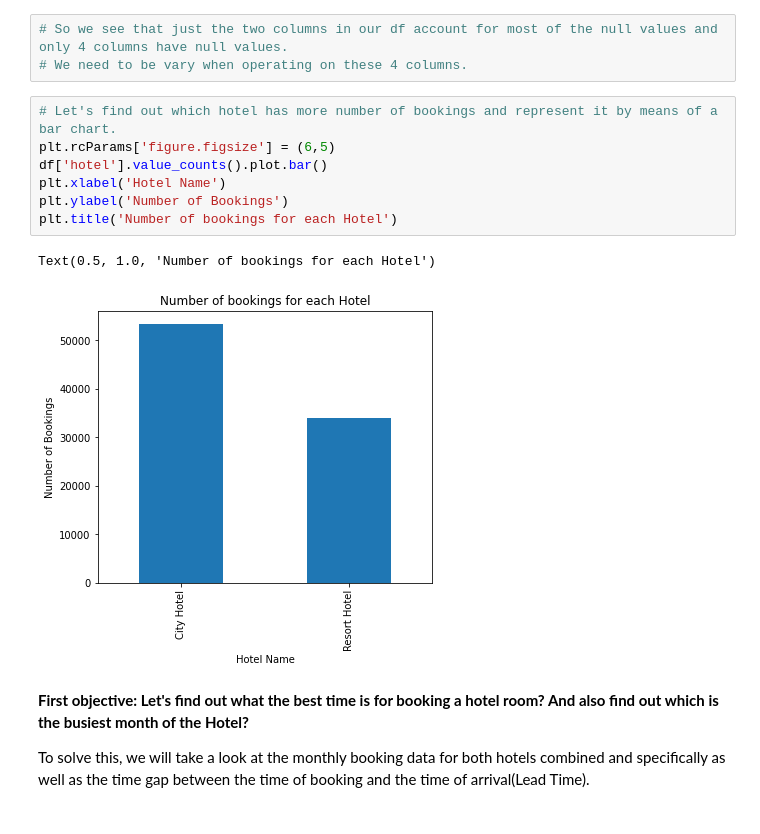
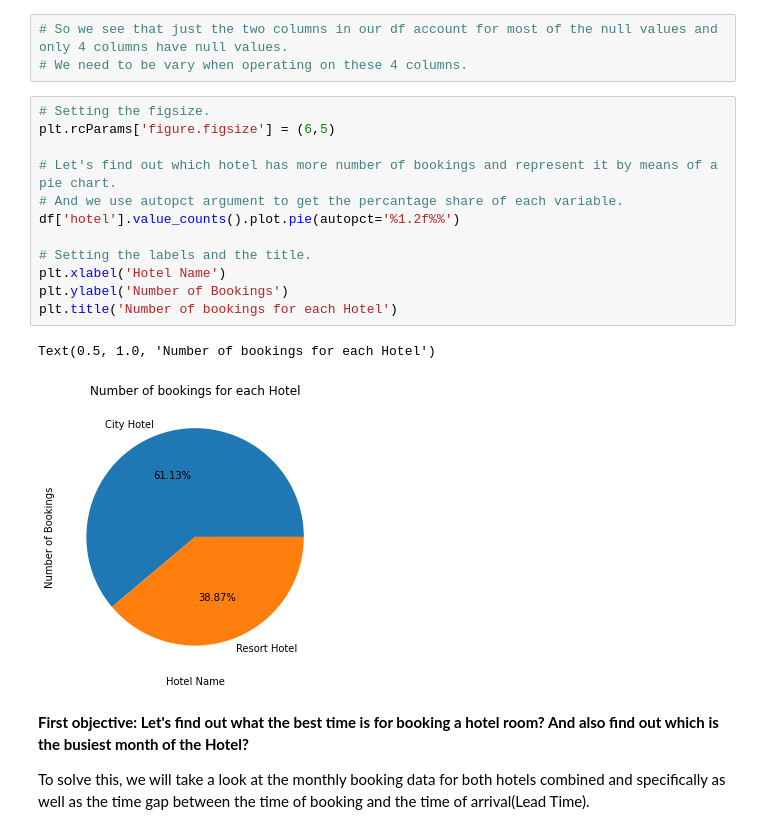
Before and after one commit to gopaljigupta45/Gopal-Ji-Gupta-EDA-Hotel-Booking, a Jupyter notebook: GOPAL_JI_GUPTA_Hotel_Booking_Analysis_Capstone_Project.ipynb, the cells around one changed output. Drawn from its saved outputs; the diff is of its cells as text.

Commit message:
Sixth Commit Hotel Booking EDA

```diff
--- a/GOPAL_JI_GUPTA_Hotel_Booking_Analysis_Capstone_Project.ipynb
+++ b/GOPAL_JI_GUPTA_Hotel_Booking_Analysis_Capstone_Project.ipynb
@@ -126,15 +126,20 @@ dtype: int64
 # So we see that just the two columns in our df account for most of the null values and only 4 columns have null values.
 # We need to be vary when operating on these 4 columns.
 # %%
-# Let's find out which hotel has more number of bookings and represent it by means of a bar chart.
+# Setting the figsize.
 plt.rcParams['figure.figsize'] = (6,5)
-df['hotel'].value_counts().plot.bar()
+
+# Let's find out which hotel has more number of bookings and represent it by means of a pie chart.
+# And we use autopct argument to get the percantage share of each variable.
+df['hotel'].value_counts().plot.pie(autopct='%1.2f%%')
+
+# Setting the labels and the title.
 plt.xlabel('Hotel Name')
 plt.ylabel('Number of Bookings')
 plt.title('Number of bookings for each Hotel')
 # %% [output]
 Text(0.5, 1.0, 'Number of bookings for each Hotel')
-[figure, old version]
+[figure, new version]
 # %% [markdown]
  **First objective: Let's find out what the best time is for booking a hotel room?
 And also find out which is the busiest month of the Hotel?**
```
Also changed, not shown: parts of 8 cells of this notebook.
